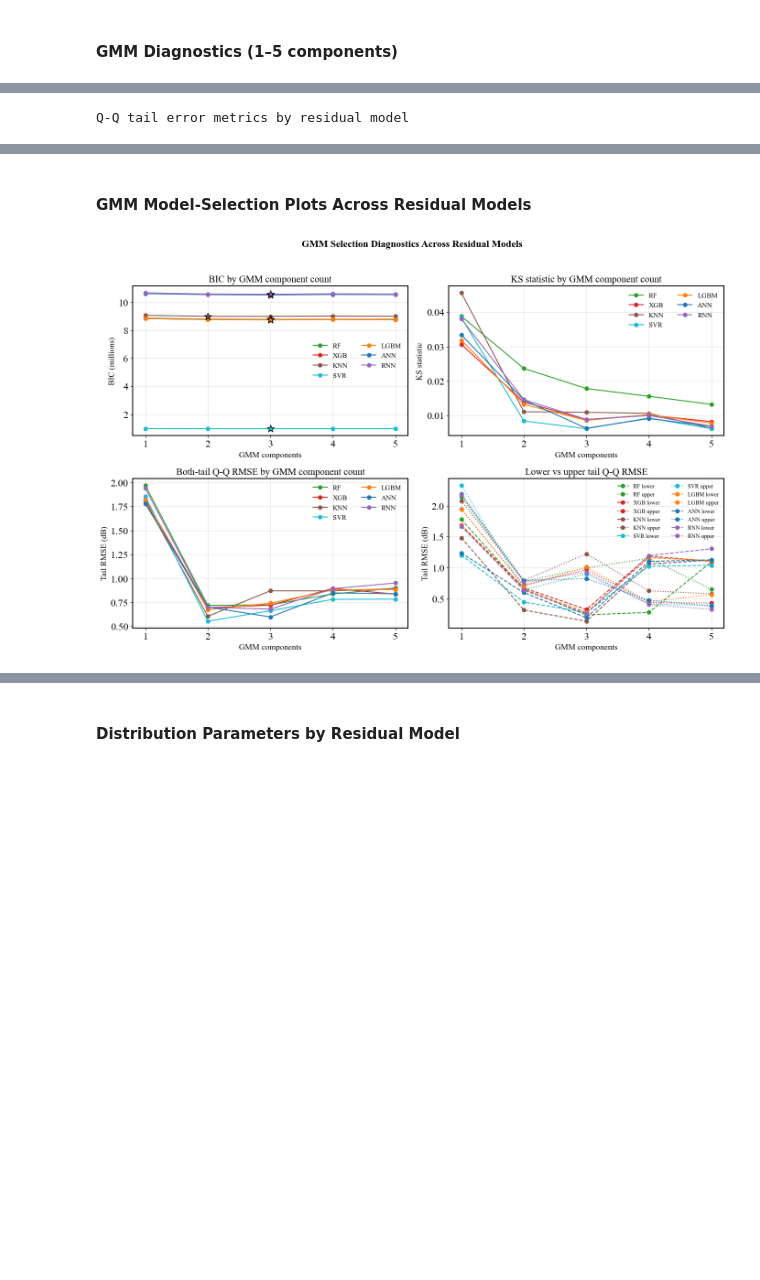
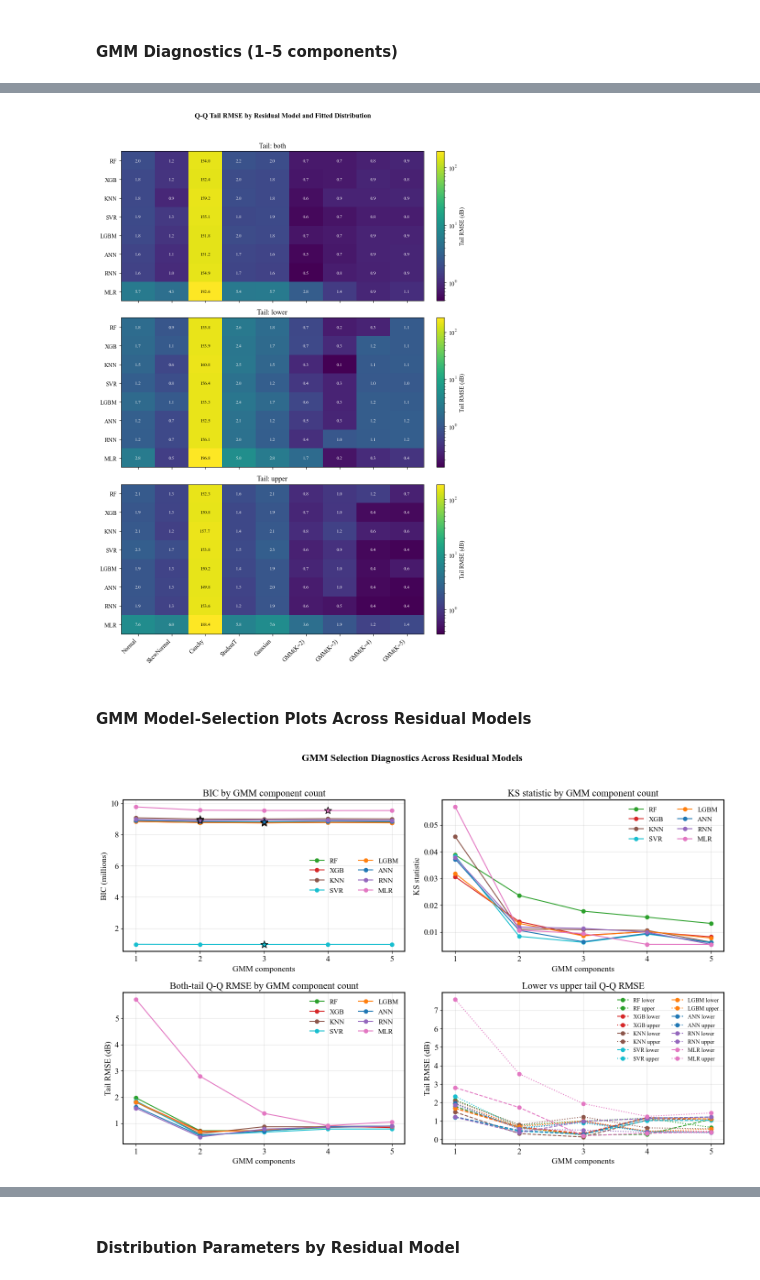
Before and after one commit to nahshonmokua/LoRaWAN-IndoorPathLossModeling-ML, a Jupyter notebook: 10_SHADOW FADING ANALYSIS.ipynb, the cells around one changed output, grey strips where cells are left out. Saved outputs shown, nothing was run; the diff lists cells and outputs as text; code cells hidden in the pictures; blank space fills up the shorter version.

```diff
--- a/10_SHADOW FADING ANALYSIS.ipynb
+++ b/10_SHADOW FADING ANALYSIS.ipynb
@@ -599,5 +604,7 @@ Best GMM model based on lowest BIC
 # %%
 # Q-Q tail error metrics for fitted parametric distributions and all GMM candidates.
+
+from matplotlib.colors import LogNorm
 
 TAIL_PROB_LOW = 0.05
 TAIL_PROB_HIGH = 0.95
@@ -701,10 +708,46 @@ qq_tail_error_table = (
     .reset_index(drop=True)
 )
 
-display_top_table(
-    qq_tail_error_table.set_index(["Model", "tail", "distribution"]),
-    caption="Q-Q tail error metrics by residual model",
-    formatters={"p_min": "{:.3f}", "p_max": "{:.3f}", "n_quantile_points": "{:,.0f}", "tail_rmse": "{:.5f}", "tail_mae": "{:.5f}", "tail_bias": "{:.5f}", "tail_max_abs": "{:.5f}"}
-)
+# Full table (Model x tail x distribution, ~200+ rows) is too large for inline display;
+# saved to CSV and summarized here as a tail-RMSE heatmap instead.
+os.makedirs("Shadow_Results", exist_ok=True)
+qq_tail_error_table.to_csv("Shadow_Results/qq_tail_error_table.csv", index=False)
+
+QQ_DIST_ORDER = ["Normal", "SkewNormal", "Cauchy", "StudentT"] + [gmm_table_names[k] for k in GMM_COMPONENTS]
+
+fig, axes = plt.subplots(3, 1, figsize=(9, 13), sharex=True)
+
+for row_idx, (ax, tail_name) in enumerate(zip(axes, TAIL_ORDER)):
+    pivot = (
+        qq_tail_error_table[qq_tail_error_table["tail"] == tail_name]
+        .pivot(index="Model", columns="distribution", values="tail_rmse")
+        .reindex(index=MODEL_ORDER, columns=QQ_DIST_ORDER)
+    )
+
+    # Cauchy's RMSE is orders of magnitude larger than the other candidates (heavy-tail
+    # artifact); a log color scale keeps the comparison among the other distributions legible.
+    vmin, vmax = np.nanmin(pivot.values), np.nanmax(pivot.values)
+    mid = np.sqrt(vmin * vmax)
+    im = ax.imshow(pivot.values, cmap="viridis", aspect="auto", norm=LogNorm(vmin=vmin, vmax=vmax))
+
+    ax.set_xticks(range(len(QQ_DIST_ORDER)))
+    if row_idx == len(TAIL_ORDER) - 1:
+        ax.set_xticklabels(QQ_DIST_ORDER, rotation=45, ha="right")
+    else:
+        ax.set_xticklabels([])
+    ax.set_yticks(range(len(MODEL_ORDER)))
+    ax.set_yticklabels(MODEL_ORDER)
+    ax.set_title(f"Tail: {tail_name}")
+
+    for i in range(pivot.shape[0]):
+        for j in range(pivot.shape[1]):
+            val = pivot.values[i, j]
+            if np.isfinite(val):
+                ax.text(j, i, f"{val:.1f}", ha="center", va="center", fontsize=8, color="black" if val > mid else "white")
+
+    fig.colorbar(im, ax=ax, fraction=0.046, pad=0.04, label="Tail RMSE (dB)")
+
+fig.suptitle("Q-Q Tail RMSE by Residual Model and Fitted Distribution", fontweight="bold", y=1.02)
+plt.tight_layout()
+plt.show()
 # %% [output]
-Q-Q tail error metrics by residual model
@@ -729,3 +754,4 @@ Q-Q tail error metrics by residual model
+[figure, added]
 # %% [markdown]
 #### GMM Model-Selection Plots Across Residual Models
 # %%
@@ -808,7 +834,7 @@ plt.tight_layout()
 # plt.savefig("Figures/gmm_selection_multi_residuals.png", dpi=600, bbox_inches="tight")
 plt.show()
 # %% [output]
-[figure, old version]
+[figure, new version]
 # %%
 # BIC and KS model-selection plots
 
```
Also changed, not shown: parts of 9 cells of this notebook, 8 other files.
